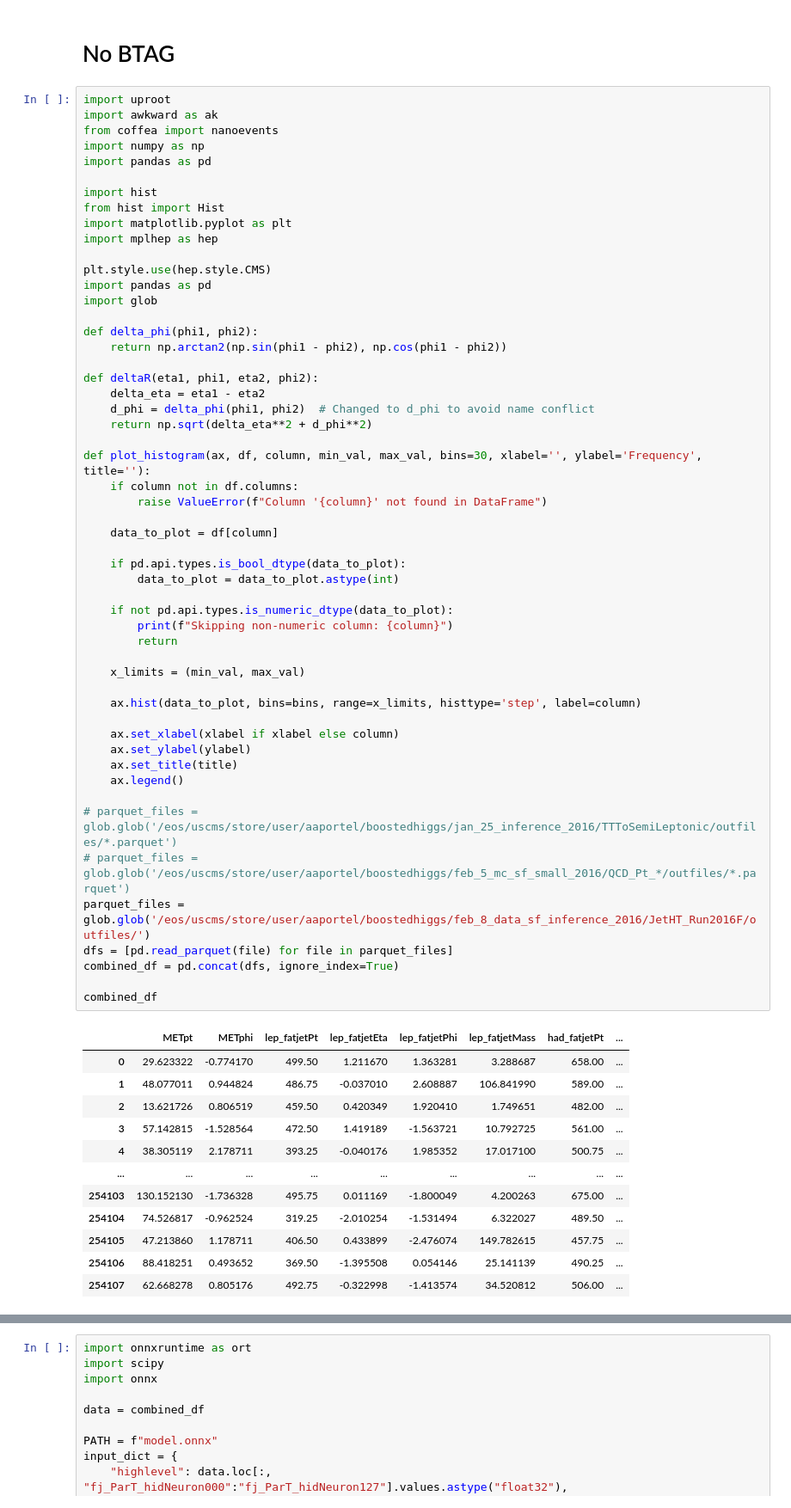
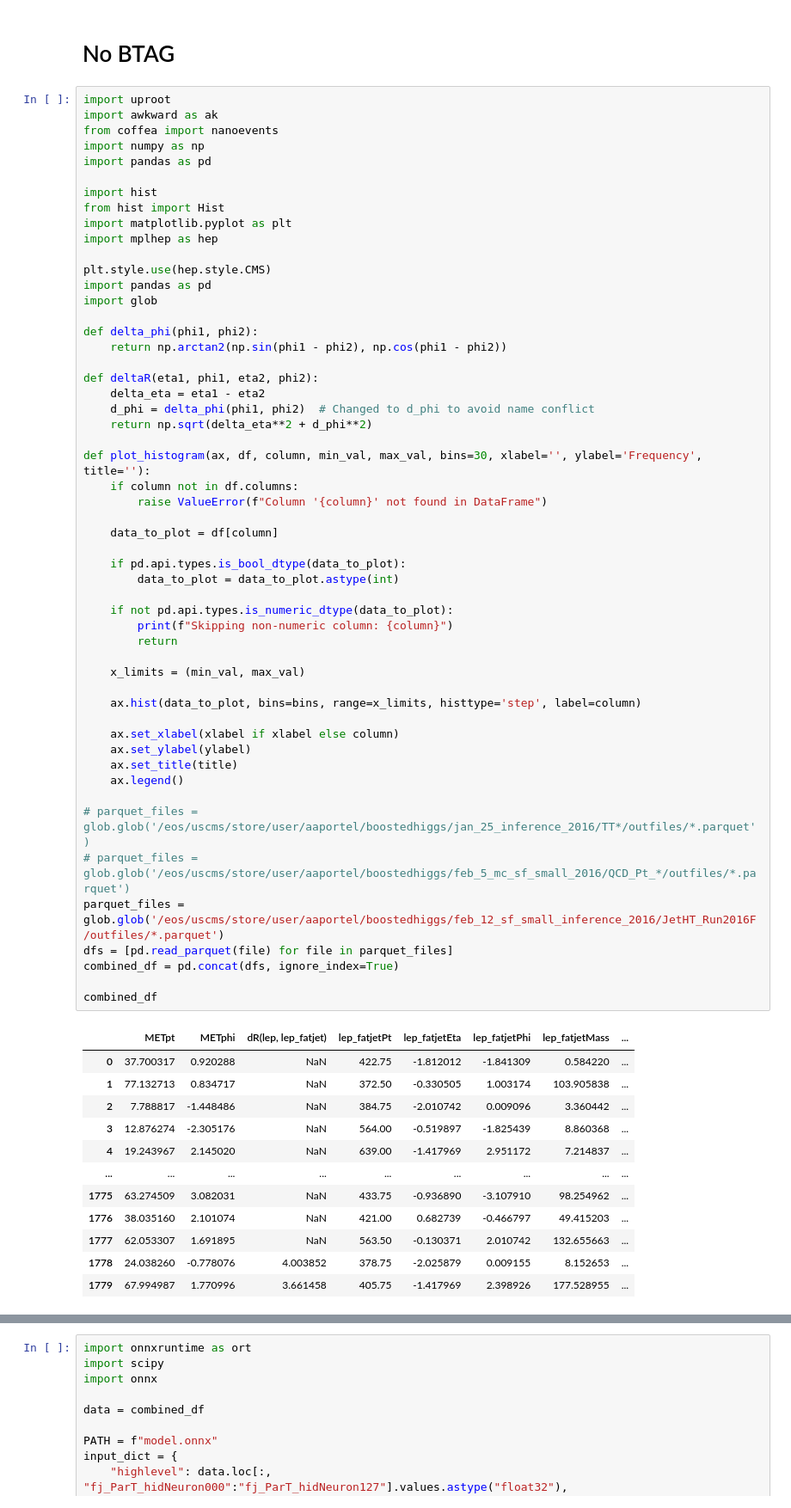
Before and after one commit to AnthonyAportela/boostedhiggs, a Jupyter notebook: binder/parquet.ipynb, the cells around one changed output, grey strips where cells are left out. Shown: that part at 86% size. Saved outputs shown, nothing was run; the diff lists cells and outputs as text.

```diff
--- a/binder/parquet.ipynb
+++ b/binder/parquet.ipynb
@@ -125,44 +125,44 @@ def deltaR(eta1, phi1, eta2, phi2):
     return np.sqrt(delta_eta**2 + d_phi**2)
 
 def plot_histogram(ax, df, column, min_val, max_val, bins=30, xlabel='', ylabel='Frequency', title=''):
     if column not in df.columns:
         raise ValueError(f"Column '{column}' not found in DataFrame")
 
     data_to_plot = df[column]
 
     if pd.api.types.is_bool_dtype(data_to_plot):
         data_to_plot = data_to_plot.astype(int)
 
     if not pd.api.types.is_numeric_dtype(data_to_plot):
         print(f"Skipping non-numeric column: {column}")
         return
 
     x_limits = (min_val, max_val)
 
     ax.hist(data_to_plot, bins=bins, range=x_limits, histtype='step', label=column)
 
     ax.set_xlabel(xlabel if xlabel else column)
     ax.set_ylabel(ylabel)
     ax.set_title(title)
     ax.legend()
 
-# parquet_files = glob.glob('/eos/uscms/store/user/aaportel/boostedhiggs/jan_25_inference_2016/TTToSemiLeptonic/outfiles/*.parquet')
+# parquet_files = glob.glob('/eos/uscms/store/user/aaportel/boostedhiggs/jan_25_inference_2016/TT*/outfiles/*.parquet')
 # parquet_files = glob.glob('/eos/uscms/store/user/aaportel/boostedhiggs/feb_5_mc_sf_small_2016/QCD_Pt_*/outfiles/*.parquet')
-parquet_files = glob.glob('/eos/uscms/store/user/aaportel/boostedhiggs/feb_8_data_sf_inference_2016/JetHT_Run2016F/outfiles/')
+parquet_files = glob.glob('/eos/uscms/store/user/aaportel/boostedhiggs/feb_12_sf_small_inference_2016/JetHT_Run2016F/outfiles/*.parquet')
 dfs = [pd.read_parquet(file) for file in parquet_files]
 combined_df = pd.concat(dfs, ignore_index=True)
 
 combined_df
 # %% [output]
-|  | METpt | METphi | lep_fatjetPt | lep_fatjetEta | lep_fatjetPhi | lep_fatjetMass | had_fatjetPt | ... |
-| 0 | 29.623322 | -0.774170 | 499.50 | 1.211670 | 1.363281 | 3.288687 | 658.00 | ... |
-| 1 | 48.077011 | 0.944824 | 486.75 | -0.037010 | 2.608887 | 106.841990 | 589.00 | ... |
-| 2 | 13.621726 | 0.806519 | 459.50 | 0.420349 | 1.920410 | 1.749651 | 482.00 | ... |
-| 3 | 57.142815 | -1.528564 | 472.50 | 1.419189 | -1.563721 | 10.792725 | 561.00 | ... |
-| 4 | 38.305119 | 2.178711 | 393.25 | -0.040176 | 1.985352 | 17.017100 | 500.75 | ... |
+|  | METpt | METphi | dR(lep, lep_fatjet) | lep_fatjetPt | lep_fatjetEta | lep_fatjetPhi | lep_fatjetMass | ... |
+| 0 | 37.700317 | 0.920288 | NaN | 422.75 | -1.812012 | -1.841309 | 0.584220 | ... |
+| 1 | 77.132713 | 0.834717 | NaN | 372.50 | -0.330505 | 1.003174 | 103.905838 | ... |
+| 2 | 7.788817 | -1.448486 | NaN | 384.75 | -2.010742 | 0.009096 | 3.360442 | ... |
+| 3 | 12.876274 | -2.305176 | NaN | 564.00 | -0.519897 | -1.825439 | 8.860368 | ... |
+| 4 | 19.243967 | 2.145020 | NaN | 639.00 | -1.417969 | 2.951172 | 7.214837 | ... |
 | ... | ... | ... | ... | ... | ... | ... | ... | ... |
-| 254103 | 130.152130 | -1.736328 | 495.75 | 0.011169 | -1.800049 | 4.200263 | 675.00 | ... |
-| 254104 | 74.526817 | -0.962524 | 319.25 | -2.010254 | -1.531494 | 6.322027 | 489.50 | ... |
-| 254105 | 47.213860 | 1.178711 | 406.50 | 0.433899 | -2.476074 | 149.782615 | 457.75 | ... |
-| 254106 | 88.418251 | 0.493652 | 369.50 | -1.395508 | 0.054146 | 25.141139 | 490.25 | ... |
-| 254107 | 62.668278 | 0.805176 | 492.75 | -0.322998 | -1.413574 | 34.520812 | 506.00 | ... |
+| 1775 | 63.274509 | 3.082031 | NaN | 433.75 | -0.936890 | -3.107910 | 98.254962 | ... |
+| 1776 | 38.035160 | 2.101074 | NaN | 421.00 | 0.682739 | -0.466797 | 49.415203 | ... |
+| 1777 | 62.053307 | 1.691895 | NaN | 563.50 | -0.130371 | 2.010742 | 132.655663 | ... |
+| 1778 | 24.038260 | -0.778076 | 4.003852 | 378.75 | -2.025879 | 0.009155 | 8.152653 | ... |
+| 1779 | 67.994987 | 1.770996 | 3.661458 | 405.75 | -1.417969 | 2.398926 | 177.528955 | ... |
```
Also changed, not shown: parts of 2 cells of this notebook, 3 other files.
